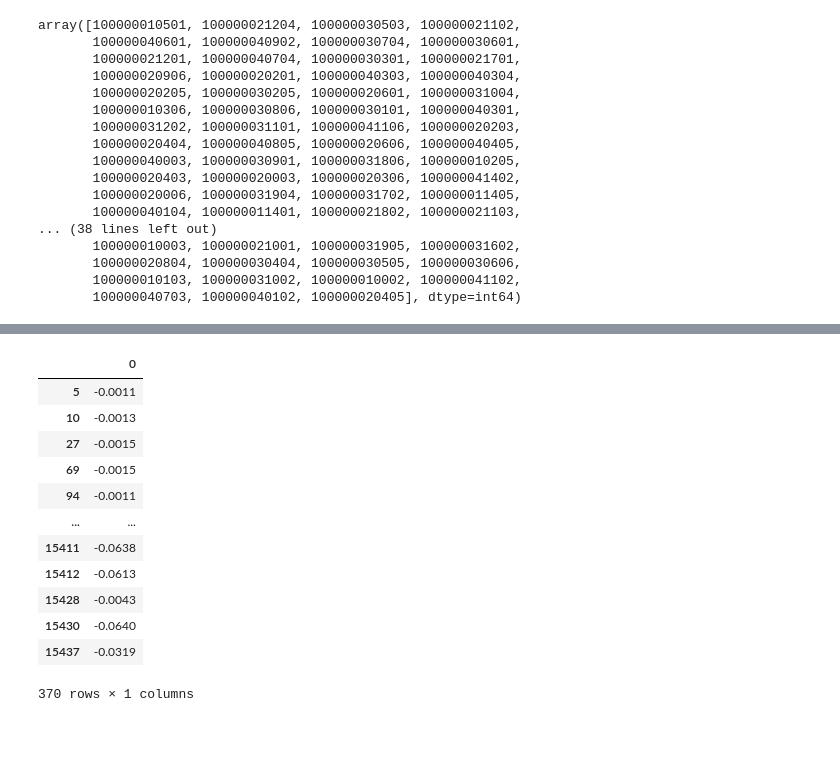
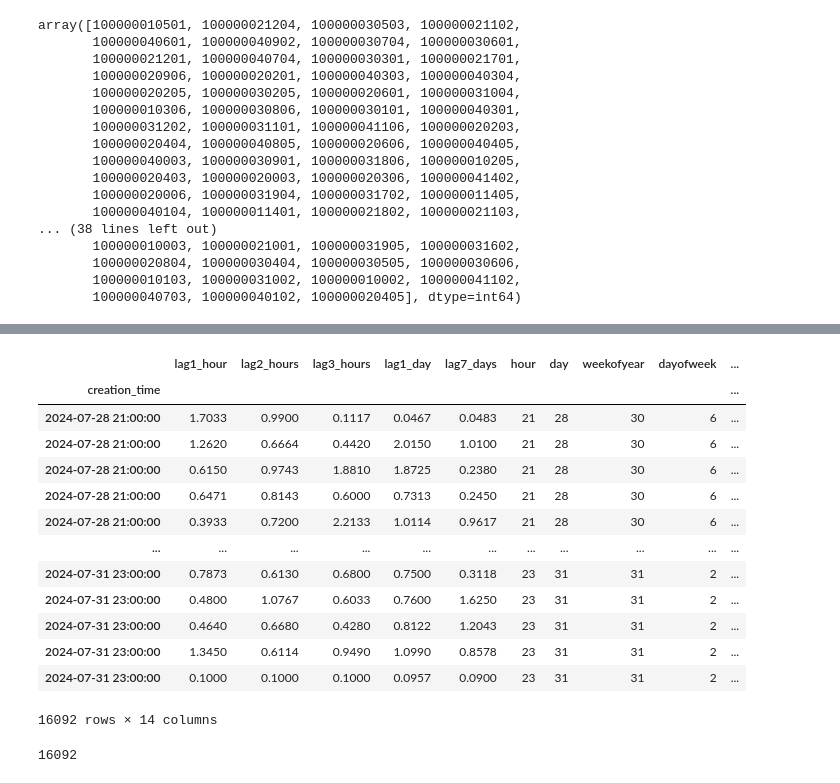
Before and after one commit to Harshvardhan1407/TensorFlow, a Jupyter notebook: test4.ipynb, the cells around one changed output, grey strips where cells are left out. Drawn from its saved outputs; the diff is of its cells as text; code cells hidden in the pictures; blank space fills up the shorter version.

```diff
--- a/test4.ipynb
+++ b/test4.ipynb
@@ -831,17 +828,21 @@ array([[0.29909277, 0.1738367 , 0.01960784, ..., 0.        , 0.29707113,
-# %%
-dff =pd.DataFrame(pred)
-dff.loc[dff[0]<0]
-# %% [output]
-|  | 0 |
-| 5 | -0.0011 |
-| 10 | -0.0013 |
-| 27 | -0.0015 |
-| 69 | -0.0015 |
-| 94 | -0.0011 |
-| ... | ... |
-| 15411 | -0.0638 |
-| 15412 | -0.0613 |
-| 15428 | -0.0043 |
-| 15430 | -0.0640 |
-| 15437 | -0.0319 |
-370 rows × 1 columns
+# %%
+test_feature
+# %% [output]
+|  | lag1_hour | lag2_hours | lag3_hours | lag1_day | lag7_days | hour | day | weekofyear | dayofweek | ... |
+| creation_time |  |  |  |  |  |  |  |  |  | ... |
+| 2024-07-28 21:00:00 | 1.7033 | 0.9900 | 0.1117 | 0.0467 | 0.0483 | 21 | 28 | 30 | 6 | ... |
+| 2024-07-28 21:00:00 | 1.2620 | 0.6664 | 0.4420 | 2.0150 | 1.0100 | 21 | 28 | 30 | 6 | ... |
+| 2024-07-28 21:00:00 | 0.6150 | 0.9743 | 1.8810 | 1.8725 | 0.2380 | 21 | 28 | 30 | 6 | ... |
+| 2024-07-28 21:00:00 | 0.6471 | 0.8143 | 0.6000 | 0.7313 | 0.2450 | 21 | 28 | 30 | 6 | ... |
+| 2024-07-28 21:00:00 | 0.3933 | 0.7200 | 2.2133 | 1.0114 | 0.9617 | 21 | 28 | 30 | 6 | ... |
+| ... | ... | ... | ... | ... | ... | ... | ... | ... | ... | ... |
+| 2024-07-31 23:00:00 | 0.7873 | 0.6130 | 0.6800 | 0.7500 | 0.3118 | 23 | 31 | 31 | 2 | ... |
+| 2024-07-31 23:00:00 | 0.4800 | 1.0767 | 0.6033 | 0.7600 | 1.6250 | 23 | 31 | 31 | 2 | ... |
+| 2024-07-31 23:00:00 | 0.4640 | 0.6680 | 0.4280 | 0.8122 | 1.2043 | 23 | 31 | 31 | 2 | ... |
+| 2024-07-31 23:00:00 | 1.3450 | 0.6114 | 0.9490 | 1.0990 | 0.8578 | 23 | 31 | 31 | 2 | ... |
+| 2024-07-31 23:00:00 | 0.1000 | 0.1000 | 0.1000 | 0.0957 | 0.0900 | 23 | 31 | 31 | 2 | ... |
+16092 rows × 14 columns
+# %%
+len(pred)
+# %% [output]
+16092
```
Also changed, not shown: parts of 12 cells of this notebook.
